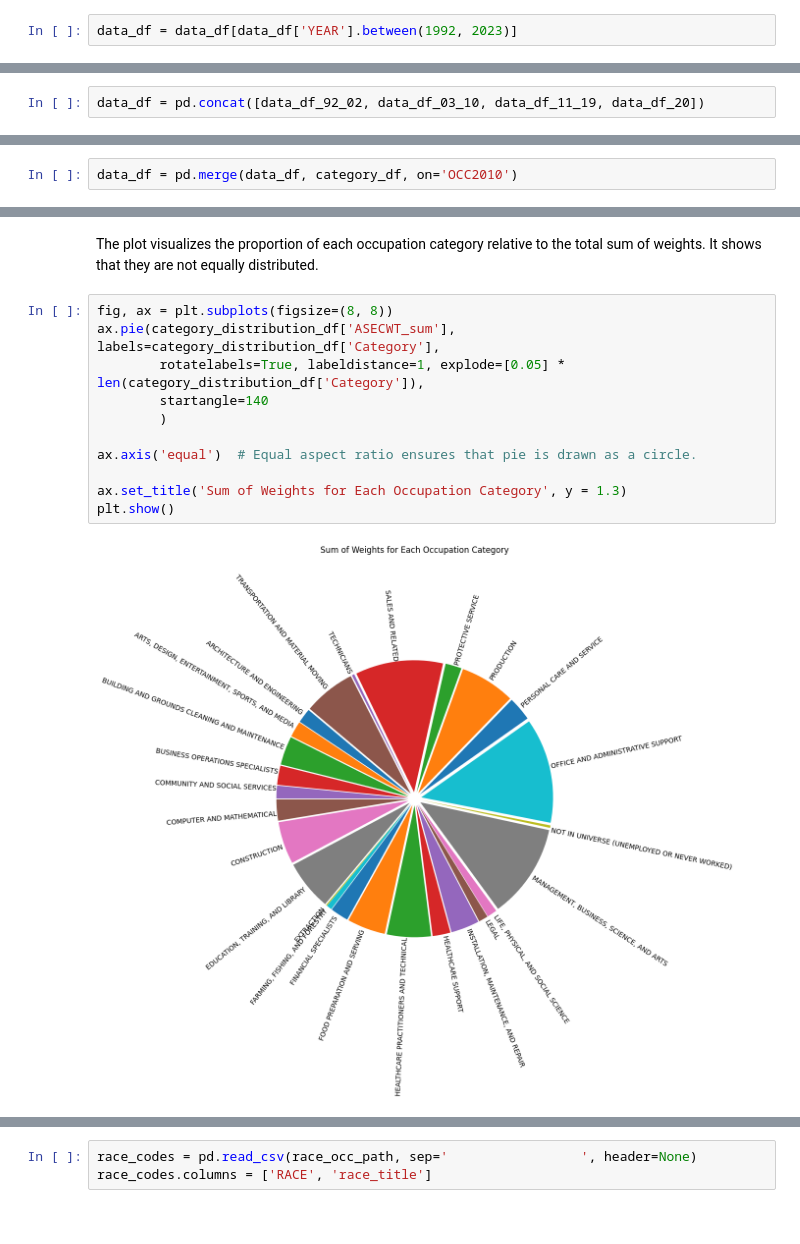
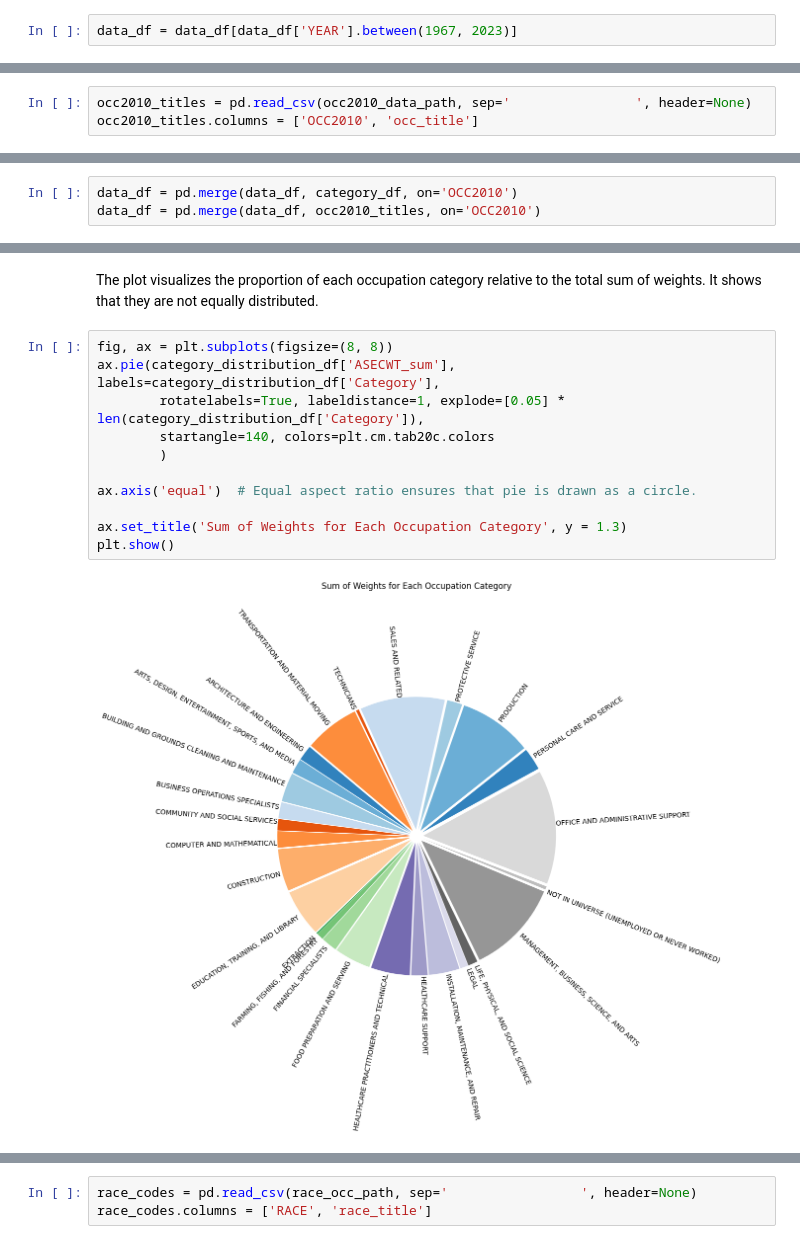
Before and after one commit to JuliaPutz/interdisciplinary_project, a Jupyter notebook: exploration/basic_exploration.ipynb, the cells around one changed output, grey strips where cells are left out. Saved outputs shown, nothing was run; the diff lists cells and outputs as text.

Commit message:
update basic exploration for years 1962 to 2023

```diff
--- a/exploration/basic_exploration.ipynb
+++ b/exploration/basic_exploration.ipynb
@@ -170,3 +220,3 @@ array([1991, 1992, 1993, 1994, 1995, 1996, 1997, 1998, 1999, 2000, 2001,
 # %%
-data_df = data_df[data_df['YEAR'].between(1992, 2023)]
+data_df = data_df[data_df['YEAR'].between(1967, 2023)]
 # %% [markdown]
@@ -232,2 +280,0 @@ data_df_92_02 = pd.merge(data_df[data_df['YEAR'].between(1992, 2002)], occ_92_02
-# %%
-data_df = pd.concat([data_df_92_02, data_df_03_10, data_df_11_19, data_df_20])
@@ -233,0 +283,3 @@ data_df = pd.concat([data_df_92_02, data_df_03_10, data_df_11_19, data_df_20])
+# %%
+occ2010_titles = pd.read_csv(occ2010_data_path, sep='                ', header=None)
+occ2010_titles.columns = ['OCC2010', 'occ_title']
@@ -240,2 +296,3 @@ category_df = pd.DataFrame([(code, category) for category, codes in occ_2010_cat
 # %%
 data_df = pd.merge(data_df, category_df, on='OCC2010')
+data_df = pd.merge(data_df, occ2010_titles, on='OCC2010')
@@ -267,13 +326,13 @@ The plot visualizes the proportion of each occupation category relative to the t
 # %%
 fig, ax = plt.subplots(figsize=(8, 8))
 ax.pie(category_distribution_df['ASECWT_sum'], labels=category_distribution_df['Category'],
         rotatelabels=True, labeldistance=1, explode=[0.05] * len(category_distribution_df['Category']),
-        startangle=140
+        startangle=140, colors=plt.cm.tab20c.colors
         )
 
 ax.axis('equal')  # Equal aspect ratio ensures that pie is drawn as a circle.
 
 ax.set_title('Sum of Weights for Each Occupation Category', y = 1.3)
 plt.show()
 # %% [output]
-[figure, old version]
+[figure, new version]
```
Also changed, not shown: parts of 73 cells of this notebook.
